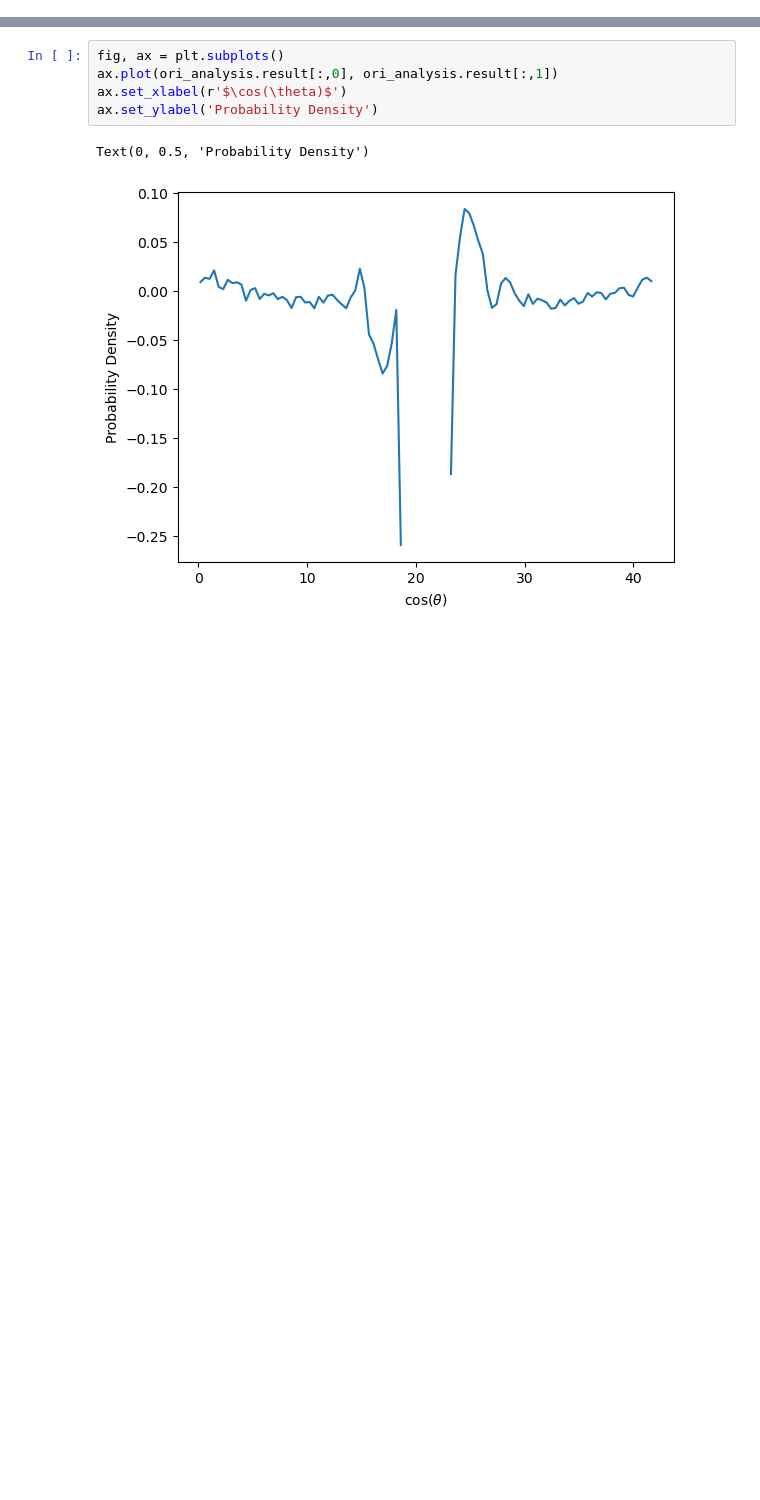
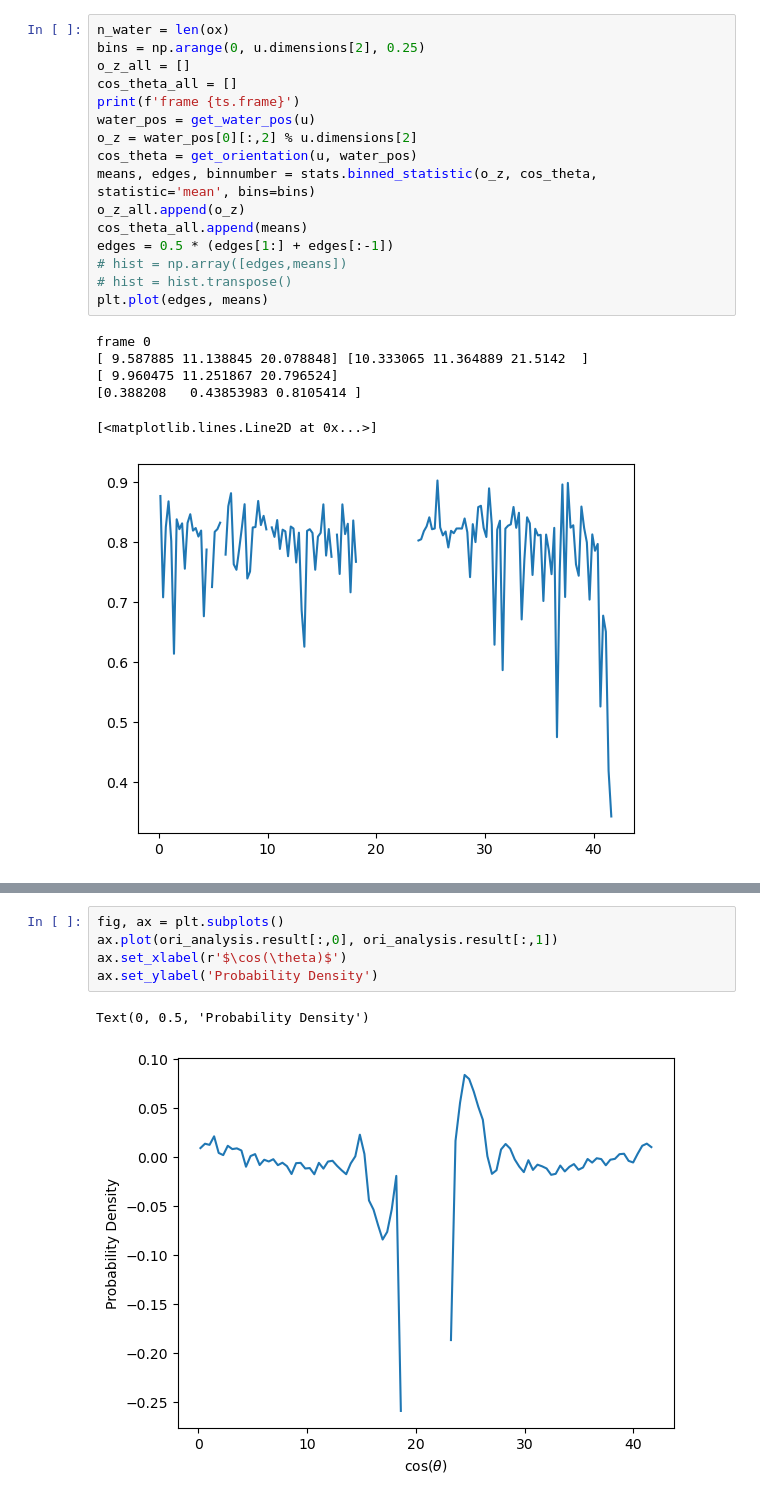
Before and after one commit to niamhon/MD-Practical, a Jupyter notebook: 02_LAMMPS-electrolyte/analysis/trajectory-analysis.ipynb, the cells around one changed output, grey strips where cells are left out. Cells and saved outputs as stored; diff of their text form; blank space fills up the shorter version.

```diff
--- a/02_LAMMPS-electrolyte/analysis/trajectory-analysis.ipynb
+++ b/02_LAMMPS-electrolyte/analysis/trajectory-analysis.ipynb
@@ -89,0 +165,23 @@ Following from the analysis of the overall structure of the electrolyte, it woul
+# %%
+n_water = len(ox)
+bins = np.arange(0, u.dimensions[2], 0.25)
+o_z_all = []
+cos_theta_all = []
+print(f'frame {ts.frame}')
+water_pos = get_water_pos(u)
+o_z = water_pos[0][:,2] % u.dimensions[2]
+cos_theta = get_orientation(u, water_pos)
+means, edges, binnumber = stats.binned_statistic(o_z, cos_theta, statistic='mean', bins=bins)
+o_z_all.append(o_z)
+cos_theta_all.append(means)
+edges = 0.5 * (edges[1:] + edges[:-1])
+# hist = np.array([edges,means])
+# hist = hist.transpose()
+plt.plot(edges, means)
+# %% [output]
+frame 0
+[ 9.587885 11.138845 20.078848] [10.333065 11.364889 21.5142  ]
+[ 9.960475 11.251867 20.796524]
+[0.388208   0.43853983 0.8105414 ]
+[<matplotlib.lines.Line2D at 0x...>]
+[figure, added]
```
Also changed, not shown: parts of 30 cells of this notebook.
